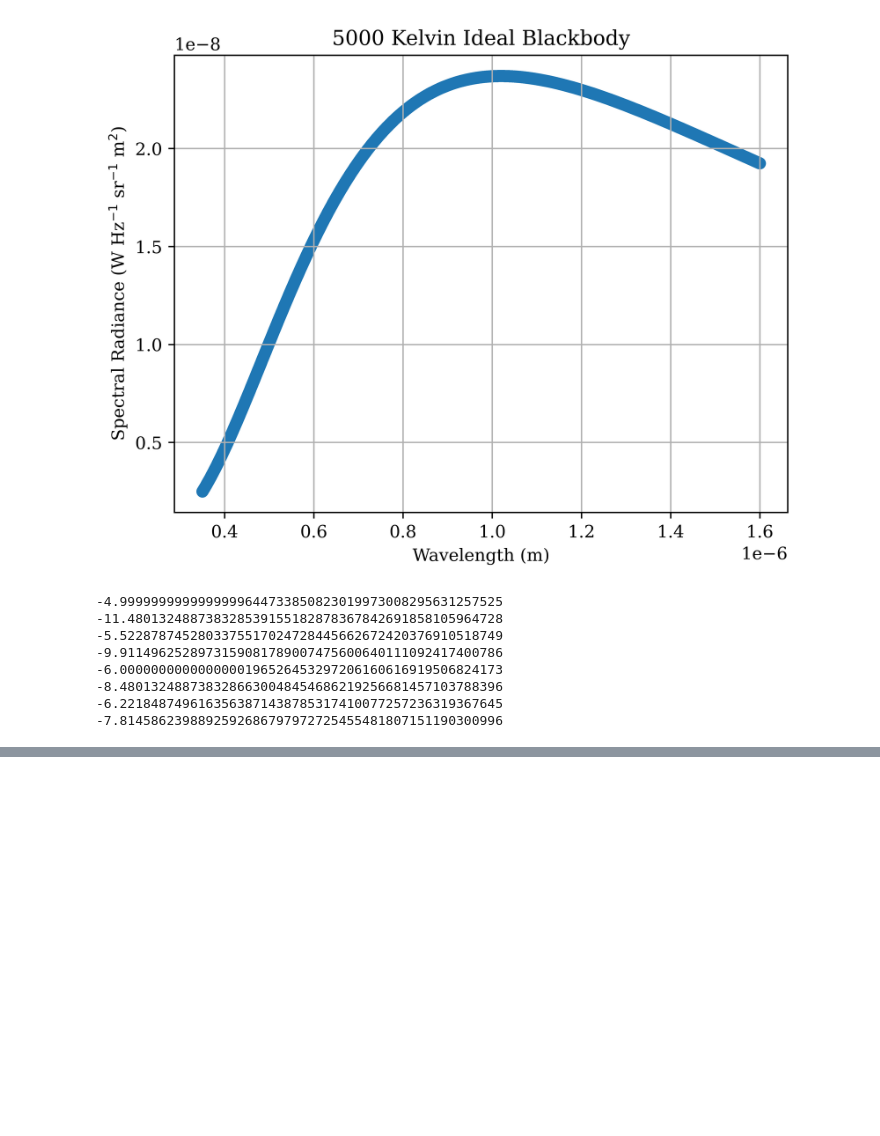
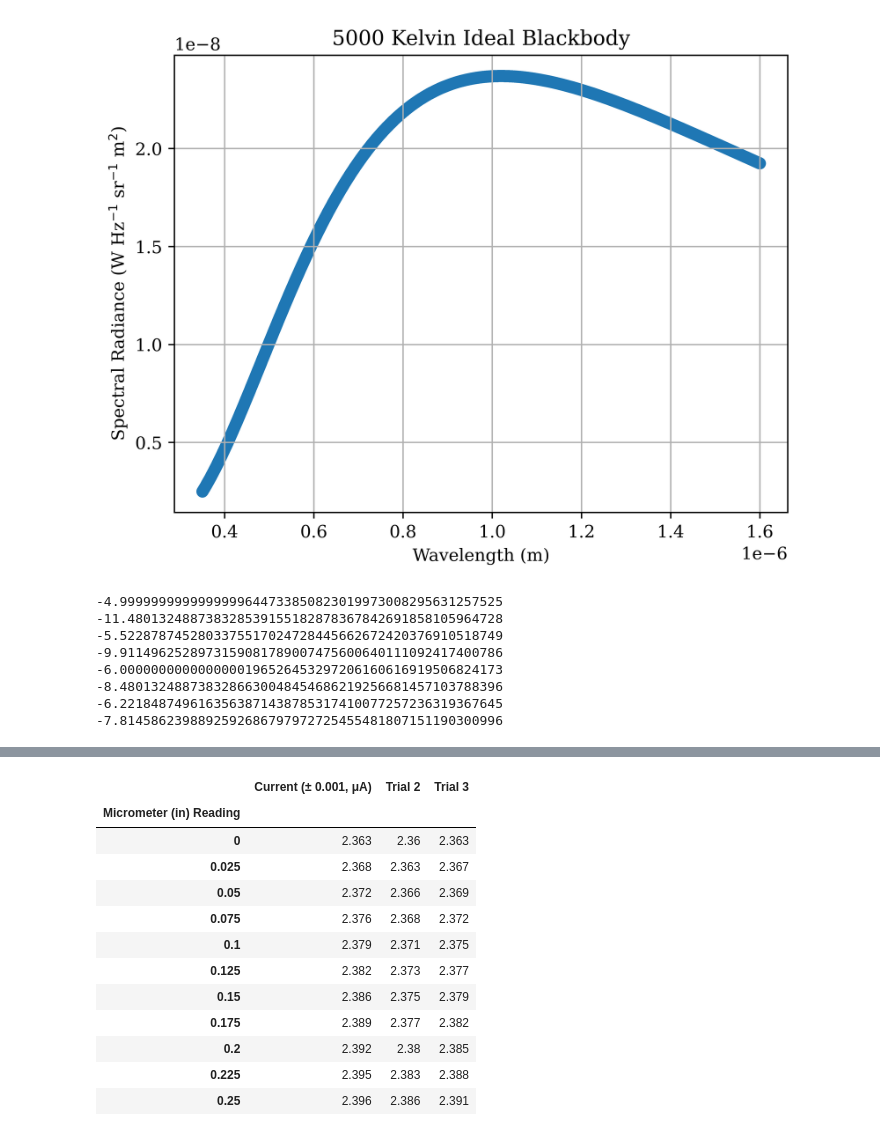
Before and after one commit to MarcosP7635/Ay105, a Jupyter notebook: Lab1.ipynb, the cells around one changed output, grey strips where cells are left out. Saved outputs shown, nothing was run; the diff lists cells and outputs as text; code cells hidden in the pictures; blank space fills up the shorter version.

```diff
--- a/Lab1.ipynb
+++ b/Lab1.ipynb
@@ -155,0 +177,9 @@ Carlos is inserting the filters into the filter wheel. Tanmay is going between t
+# %%
+def make_data_array(all_data, cols, rows):
+    sub_array = all_data.iloc[rows[0]+1:rows[1]+1,cols[0]:cols[1]]
+    sub_array.columns = [x for x in all_data.iloc[rows[0],cols[0]:cols[1]]]
+    return sub_array.set_index(sub_array.columns[0])
+cols = (1,-2)
+rows = (5,15)
+IR_data = make_data_array(all_data, cols, rows)
+IR_data
@@ -155,0 +199,19 @@ Carlos is inserting the filters into the filter wheel. Tanmay is going between t
+# %%
+cols = (1,-2)
+rows = (20,31)
+distance_data = make_data_array(all_data, cols, rows)
+distance_data
+# %% [output]
+|  | Current (± 0.001, μA) | Trial 2 | Trial 3 |
+| Micrometer (in) Reading |  |  |  |
+| 0 | 2.363 | 2.36 | 2.363 |
+| 0.025 | 2.368 | 2.363 | 2.367 |
+| 0.05 | 2.372 | 2.366 | 2.369 |
+| 0.075 | 2.376 | 2.368 | 2.372 |
+| 0.1 | 2.379 | 2.371 | 2.375 |
+| 0.125 | 2.382 | 2.373 | 2.377 |
+| 0.15 | 2.386 | 2.375 | 2.379 |
+| 0.175 | 2.389 | 2.377 | 2.382 |
+| 0.2 | 2.392 | 2.38 | 2.385 |
+| 0.225 | 2.395 | 2.383 | 2.388 |
+| 0.25 | 2.396 | 2.386 | 2.391 |
```
Also changed, not shown: parts of 8 cells of this notebook, 11 other files.
